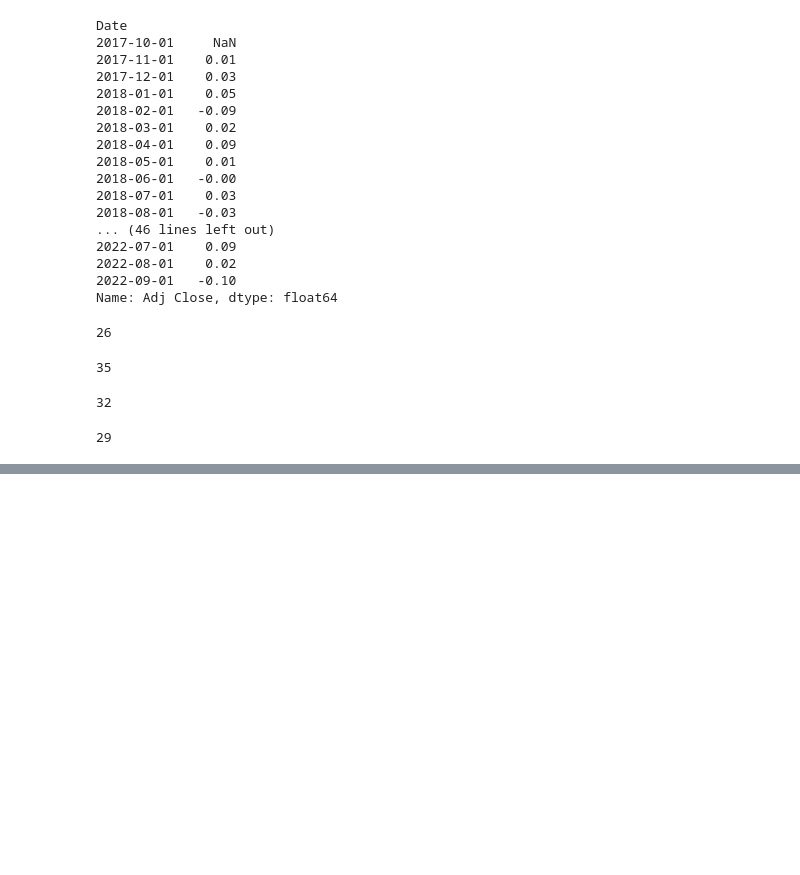
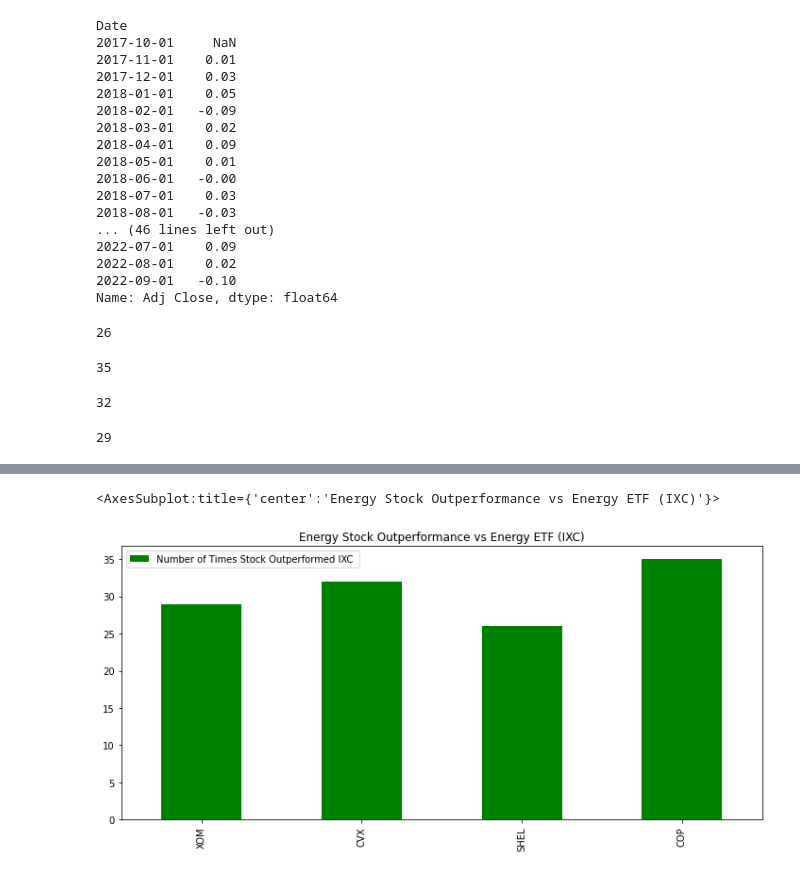
Before and after one commit to ggorovod/Sector-Stock-Selection-Model, a Jupyter notebook: energy_project.ipynb, the cells around one changed output, grey strips where cells are left out. Saved outputs shown, nothing was run; the diff lists cells and outputs as text; code cells hidden in the pictures; blank space fills up the shorter version.

```diff
--- a/energy_project.ipynb
+++ b/energy_project.ipynb
@@ -340,0 +332,4 @@ plt.show()
+# %%
+outperformance = [ xom_count, cvx_count, shel_count, cop_count]
+pct_outperformance_df = pd.DataFrame (outperformance, columns = ['Number of Times Stock Outperformed IXC '], index = ['XOM','CVX','SHEL','COP'])
+pct_outperformance_df
@@ -340,0 +342,5 @@ plt.show()
+# %%
+pct_outperformance_df.plot(kind='bar',figsize=(10,5), title="Energy Stock Outperformance vs Energy ETF (IXC)", color='green')
+# %% [output]
+<AxesSubplot:title={'center':'Energy Stock Outperformance vs Energy ETF (IXC)'}>
+[figure, added]
```
Also changed, not shown: parts of 3 cells of this notebook.
